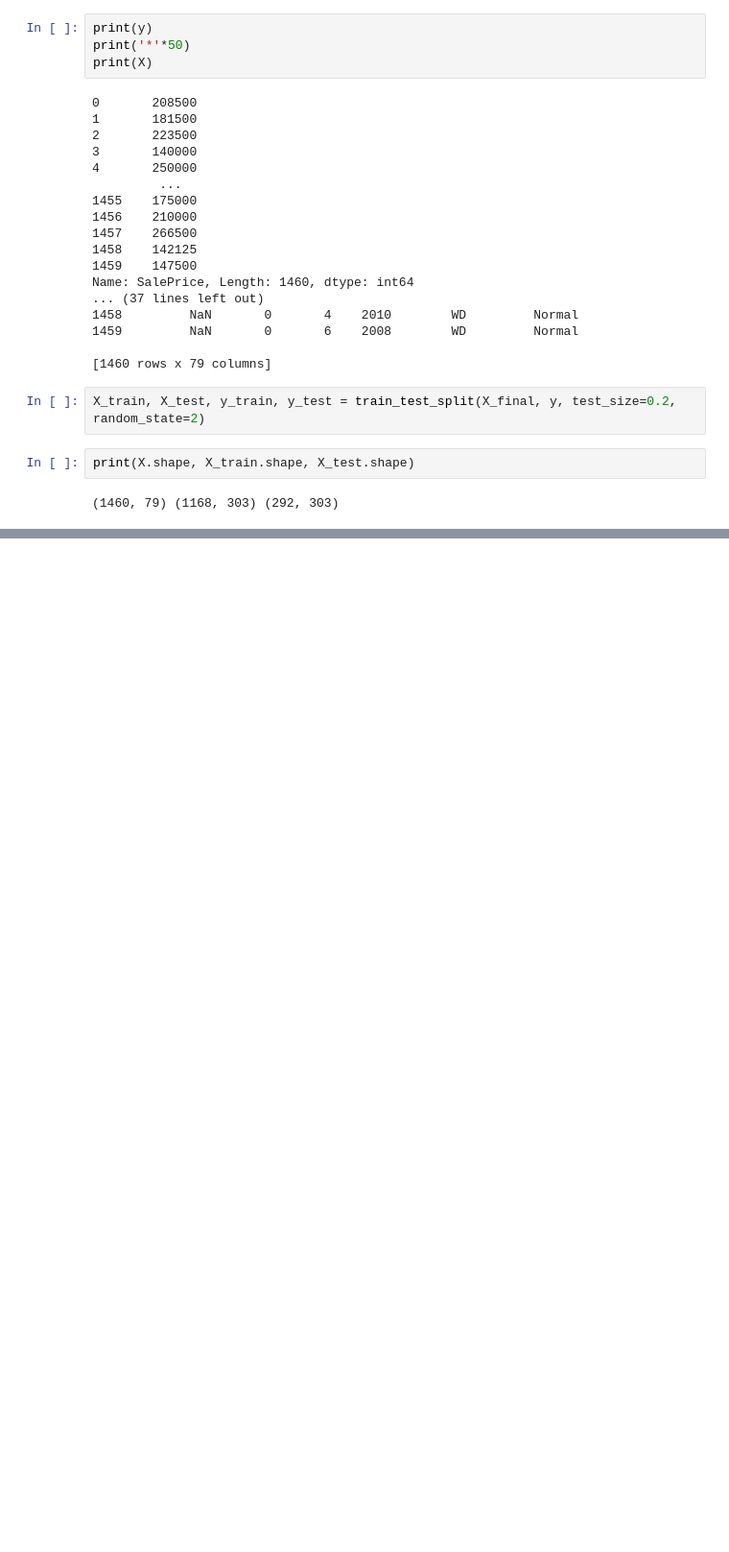
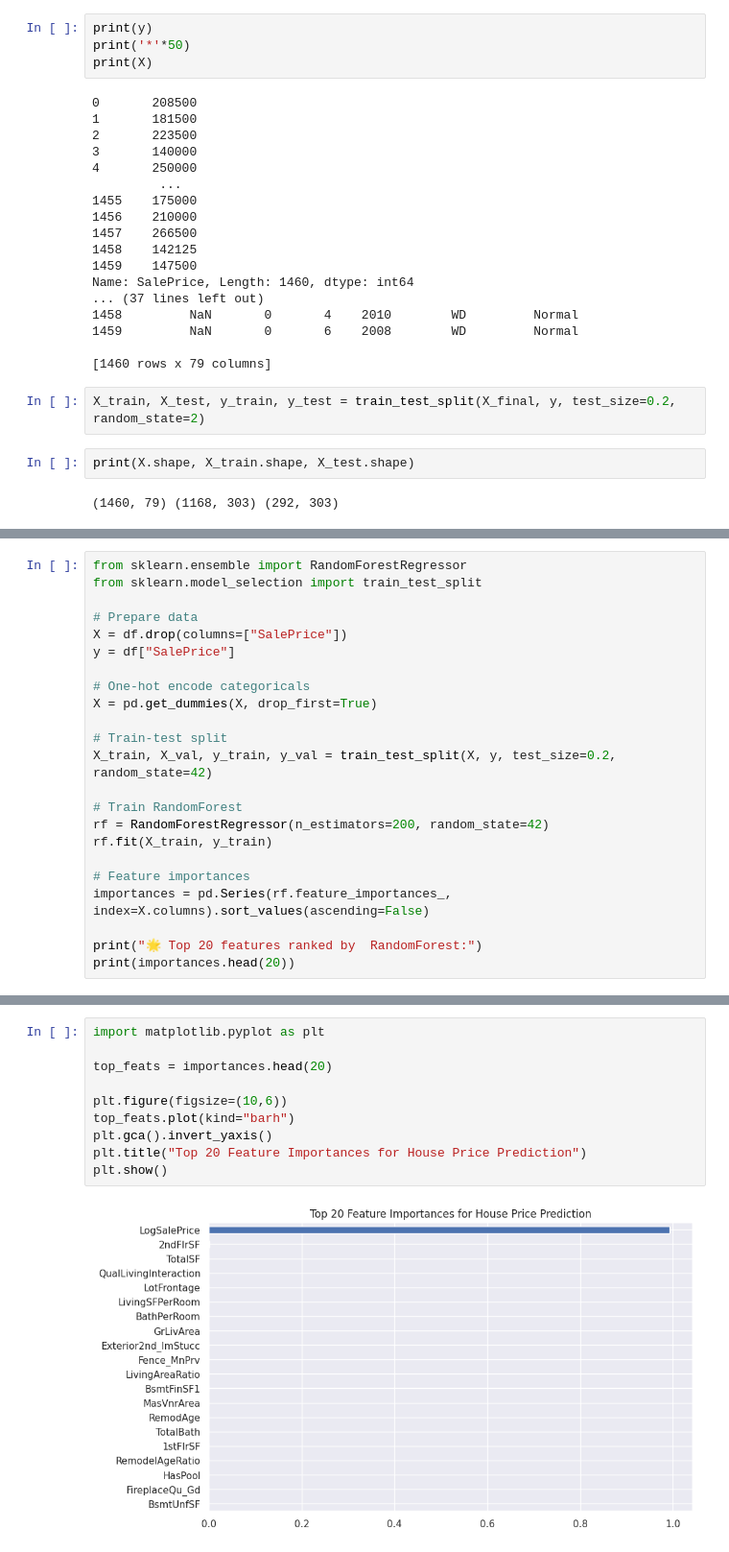
Before and after one commit to HusseinWaleed1/Assignment-Team-2, a Jupyter notebook: house_prediction_pr/house_prediction (1).ipynb, the cells around one changed output, grey strips where cells are left out. Shown at 96% size. Saved outputs shown, nothing was run; the diff lists cells and outputs as text; blank space fills up the shorter version.

```diff
--- a/house_prediction_pr/house_prediction (1).ipynb
+++ b/house_prediction_pr/house_prediction (1).ipynb
@@ -219,0 +317,23 @@ print(X.shape, X_train.shape, X_test.shape)
+# %%
+from sklearn.ensemble import RandomForestRegressor
+from sklearn.model_selection import train_test_split
+
+# Prepare data
+X = df.drop(columns=["SalePrice"])
+y = df["SalePrice"]
+
+# One-hot encode categoricals
+X = pd.get_dummies(X, drop_first=True)
+
+# Train-test split
+X_train, X_val, y_train, y_val = train_test_split(X, y, test_size=0.2, random_state=42)
+
+# Train RandomForest
+rf = RandomForestRegressor(n_estimators=200, random_state=42)
+rf.fit(X_train, y_train)
+
+# Feature importances
+importances = pd.Series(rf.feature_importances_, index=X.columns).sort_values(ascending=False)
+
+print("🌟 Top 20 features ranked by  RandomForest:")
+print(importances.head(20))
@@ -219,0 +358,12 @@ print(X.shape, X_train.shape, X_test.shape)
+# %%
+import matplotlib.pyplot as plt
+
+top_feats = importances.head(20)
+
+plt.figure(figsize=(10,6))
+top_feats.plot(kind="barh")
+plt.gca().invert_yaxis()
+plt.title("Top 20 Feature Importances for House Price Prediction")
+plt.show()
+# %% [output]
+[figure, added]
```
Also changed, not shown: parts of 5 cells of this notebook.
